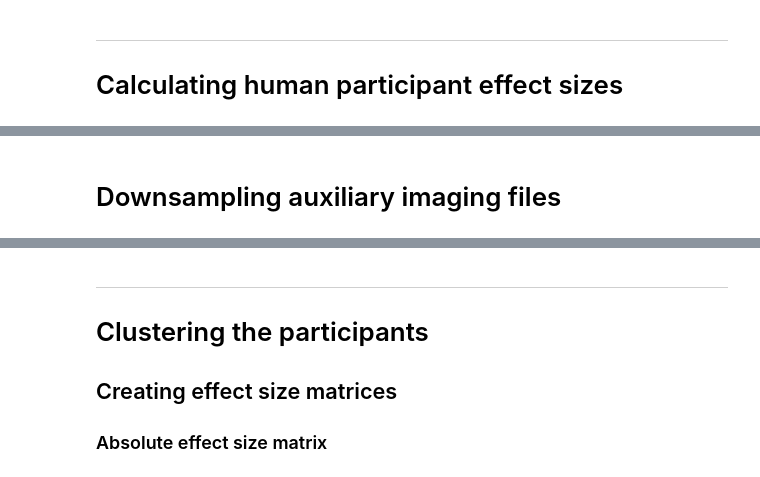
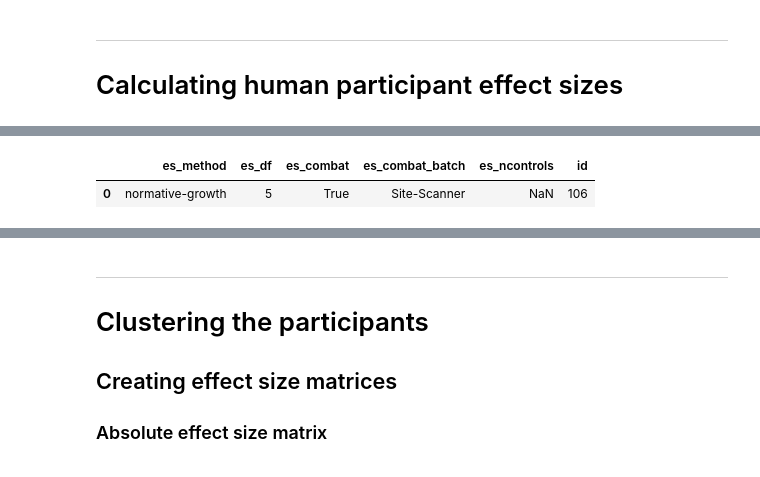
Before and after one commit to abeaucha/ClusteringAutism, a Jupyter notebook: pipeline_test.ipynb, the cells around one changed output, grey strips where cells are left out. Drawn from its saved outputs; the diff is of its cells as text; code cells hidden in the pictures.

```diff
--- a/pipeline_test.ipynb
+++ b/pipeline_test.ipynb
@@ -200,0 +276,17 @@ ncontrols = 10
+# %%
+es_basedir_abs = os.path.join(human_basedir,
+                              'effect_sizes',
+                              'resolution_3.0',
+                              'absolute',
+                              '')
+
+
+es_params = {'es_method':method,
+            'es_df':df,
+            'es_combat':combat,
+            'es_combat_batch':'-'.join(combat_batch),
+            'es_ncontrols':ncontrols}
+
+(es_dir_abs, es_metadata) = utils.mkdir_from_params(params = es_params,
+                                                    basedir = es_basedir_abs,
+                                                    return_metadata = True)
@@ -312,2 +333,0 @@ es_files_rel_downsampled_3mm[:5]
-# %% [markdown]
-# Downsampling auxiliary imaging files
@@ -329,0 +334,6 @@ mask = 'data/human/registration/reference_files/mask.mnc'
+# %%
+df_metadata = pd.read_csv(es_metadata, dtype = 'str')
+df_metadata
+# %% [output]
+|  | es_method | es_df | es_combat | es_combat_batch | es_ncontrols | id |
+| 0 | normative-growth | 5 | True | Site-Scanner | NaN | 106 |
```
Also changed, not shown: parts of 45 cells of this notebook.
